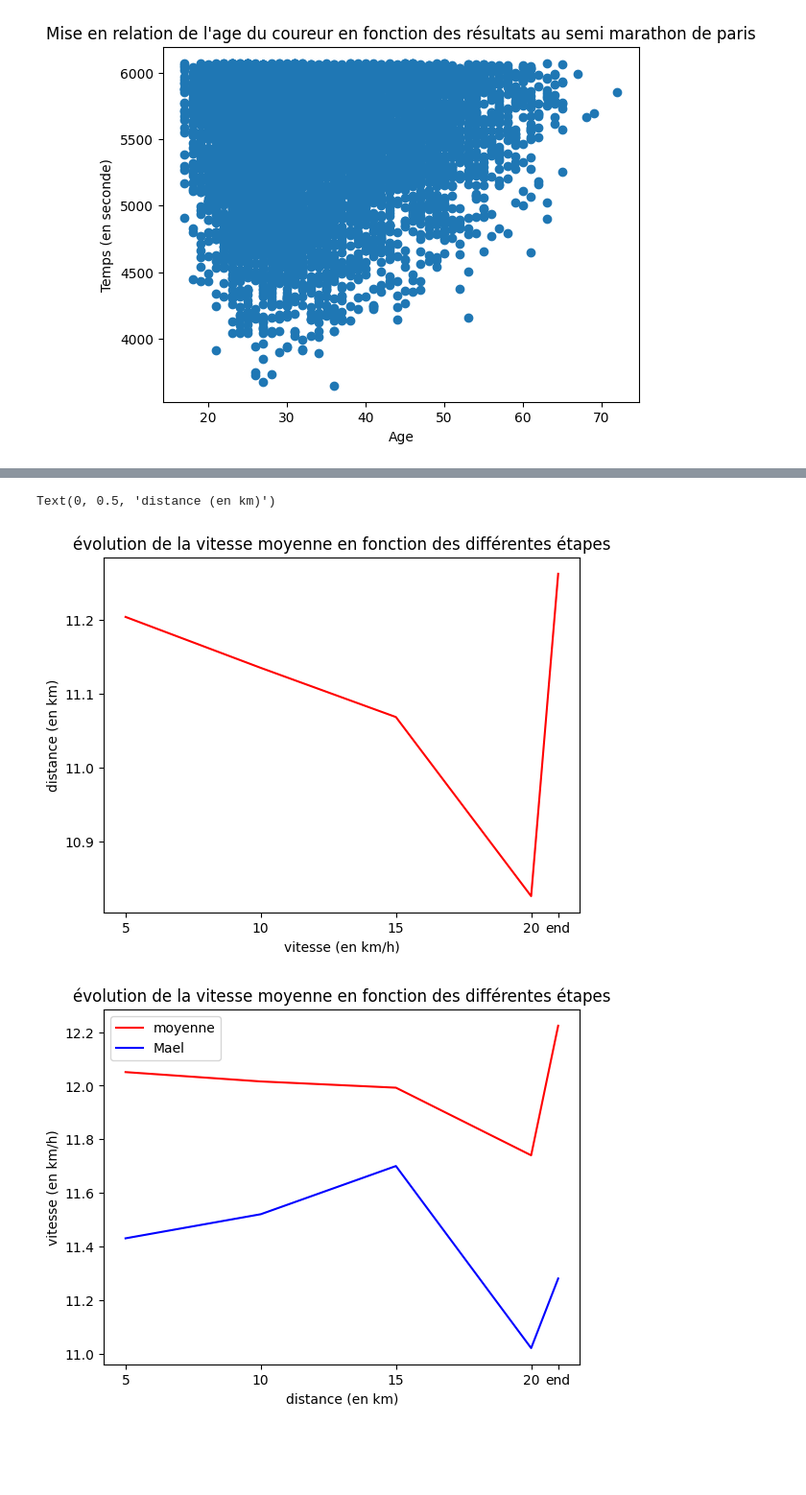
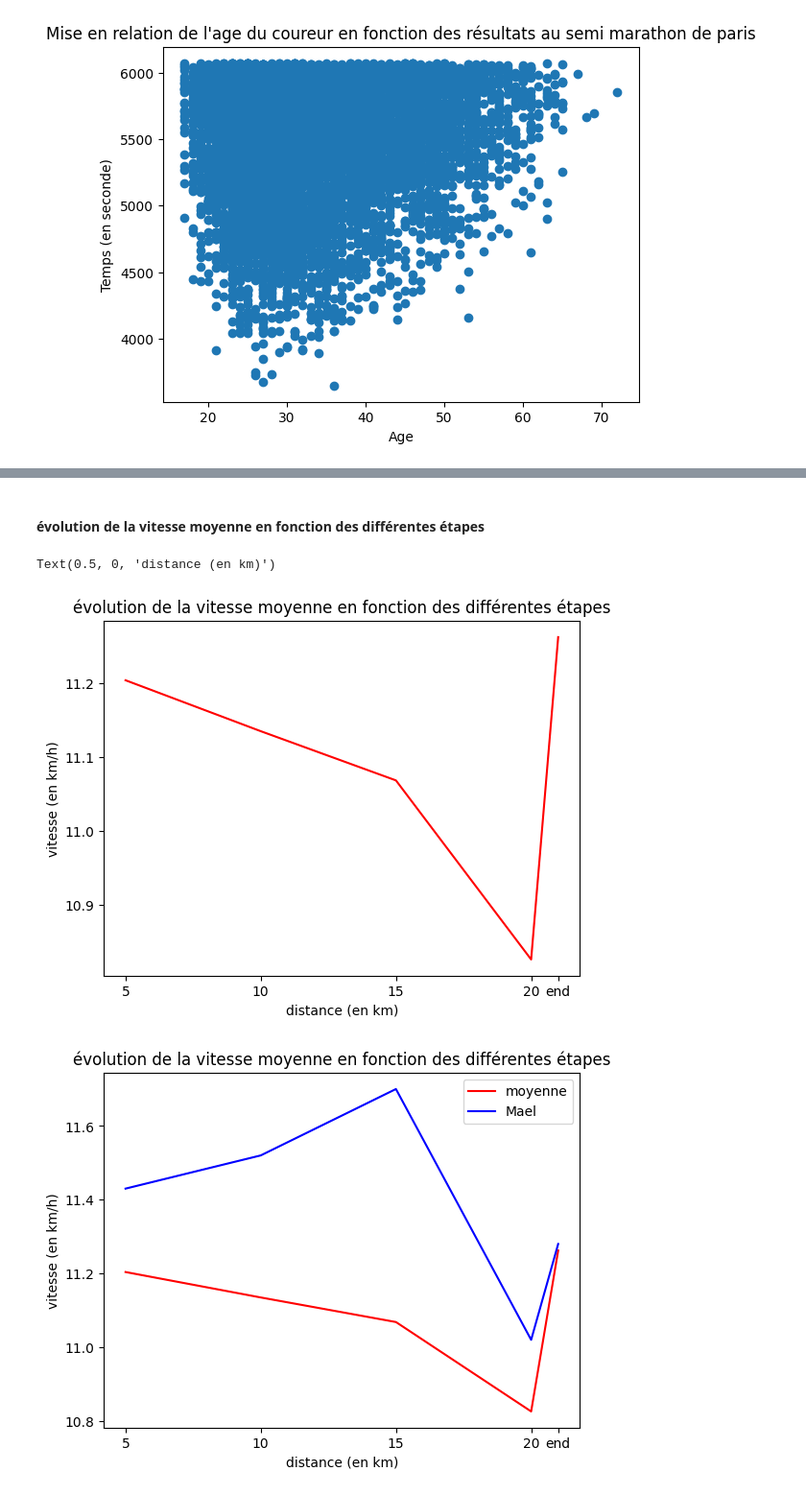
Before and after one commit to MaelChanon/semi-de-paris-2024-analyse-python, a Jupyter notebook: semi-de-paris.ipynb, the cells around one changed output, grey strips where cells are left out. Shown: that part at 96% size. Saved outputs shown, nothing was run; the diff lists cells and outputs as text; code cells hidden in the pictures; blank space fills up the shorter version.

Commit message:
new graphics

```diff
--- a/semi-de-paris.ipynb
+++ b/semi-de-paris.ipynb
@@ -67,0 +55,13 @@ scatter(ages,timedelta)
+# %%
+bins = [13,18, 25,30,35,40, 50, 87]
+
+df['tranche_age'] = cut(df['age'], bins=bins, labels=['13-17 ans','18-25 ans', '26-30 ans', '31-35 ans', '36-40 ans', '41-50 ans', '51-99 ans'])
+# Compter le nombre de personnes dans chaque tranche d'âge
+nombre_personnes_par_tranche = df['tranche_age'].value_counts().sort_index()
+# Création du graphique à barres
+nombre_personnes_par_tranche.plot(kind='bar')
+
+# Ajout de titres et d'étiquettes
+plt.title('Répartition des personnes par tranche d\'âge')
+plt.xlabel('Tranche d\'âge')
+plt.ylabel('Nombre de personnes')
@@ -67,0 +73,14 @@ scatter(ages,timedelta)
+# %%
+bins = [13,18, 25,30,35,40, 50, 87]
+
+df['tranche_age'] = cut(df['age'], bins=bins, labels=['13-17 ans','18-25 ans', '26-30 ans', '31-35 ans', '36-40 ans', '41-50 ans', '51-99 ans'])
+# Compter le nombre de personnes dans chaque tranche d'âge
+moyenne_notes_par_tranche = df.groupby('tranche_age')['average speed'].mean()
+
+# Création du graphique à barres
+moyenne_notes_par_tranche.plot(kind='bar')
+
+# Ajout de titres et d'étiquettes
+plt.title('Vitesse par tranche d\'âge')
+plt.xlabel('Tranche d\'âge')
+plt.ylabel('Moyenne des notes')
@@ -67,0 +92,14 @@ scatter(ages,timedelta)
+# %%
+bins = [13,18, 25,30,35,40, 50, 87]
+
+df['tranche_age'] = cut(df['age'], bins=bins, labels=['13-17 ans','18-25 ans', '26-30 ans', '31-35 ans', '36-40 ans', '41-50 ans', '51-99 ans'])
+# Compter le nombre de personnes dans chaque tranche d'âge
+moyenne_notes_par_tranche = df.groupby('tranche_age')['average speed'].max()
+
+# Création du graphique à barres
+moyenne_notes_par_tranche.plot(kind='bar')
+
+# Ajout de titres et d'étiquettes
+plt.title('Vitesse par tranche d\'âge')
+plt.xlabel('Tranche d\'âge')
+plt.ylabel('Moyenne des notes')
@@ -68,3 +109,5 @@ scatter(ages,timedelta)
+# %% [markdown]
+####  évolution de la vitesse moyenne en fonction des différentes étapes
 # %%
 names = ["5 km speed","10 km speed","15 km speed","20 km speed","finish speed"]
 labels = ["5","10","15","20","end"]
@@ -82,30 +125,30 @@ title('évolution de la vitesse moyenne en fonction des différentes étapes')
 ylabel('vitesse (en km/h)')
 xlabel('distance (en km)')
 # %% [output]
-Text(0, 0.5, 'distance (en km)')
+Text(0.5, 0, 'distance (en km)')
-[figure, old version]
+[figure, new version]
 # %%
 def compareSpeed(df,firstname,lastname,category ='Overall'):
     result = df.loc[(df['firstname'] == firstname) & (df['lastname'] == lastname)]
     filtered_df = df.loc[df[category].notna()]
     names = ["5 km speed","10 km speed","15 km speed","20 km speed","finish speed"]
     labels = ["5","10","15","20","end"]
     speeds = [mean(filtered_df[name]) for name in names]
     speedsUser = [mean(result[name]) for name in names]
     steps = [0,1,2,3,3.2]
 
     plot(steps,speeds, color='red', label= 'moyenne')
     plot(steps,speedsUser, color='blue', label=firstname)
     legend()
     ax = plt.gca()
     ax.xaxis.set_major_locator(MaxNLocator(integer=True))
     ax.set_xticks(steps)
     ax.set_xticklabels( labels)
 
     title('évolution de la vitesse moyenne en fonction des différentes étapes')
     ylabel('vitesse (en km/h)')
     xlabel('distance (en km)')
 
-compareSpeed(df,'Mael','CHANON','SEH')
+compareSpeed(df,'Mael','CHANON')
 # %% [output]
-[figure, old version]
+[figure, new version]
```
Also changed, not shown: parts of 12 cells of this notebook.
